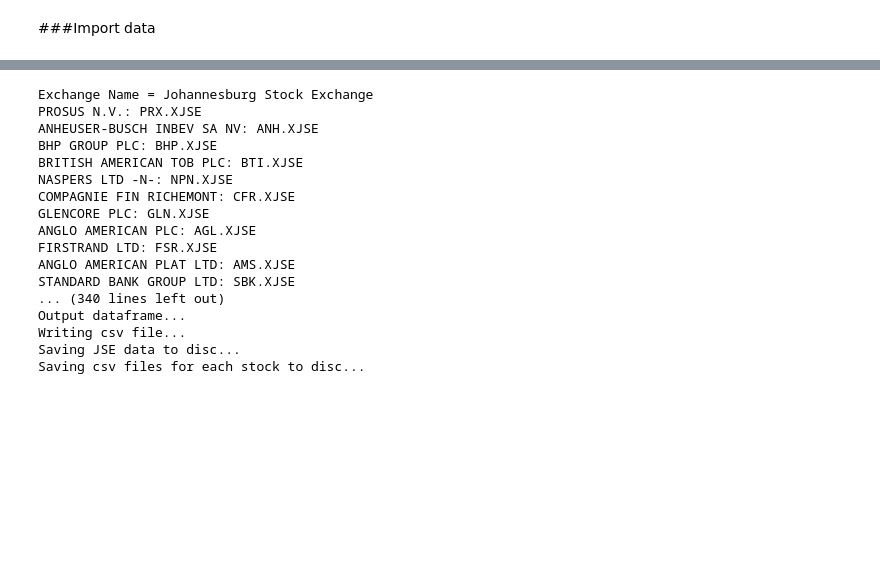
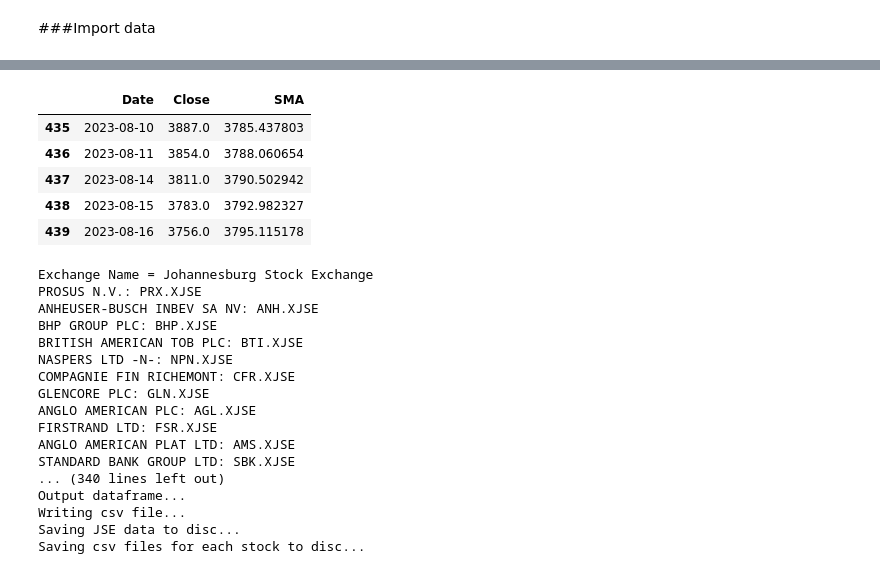
Before and after one commit to helmieresearch/helmieresearch, a Jupyter notebook: Momentum_Ranking_Model.ipynb, the cells around one changed output, grey strips where cells are left out. Cells and saved outputs as stored; diff of their text form; code cells hidden in the pictures; blank space fills up the shorter version.

```diff
--- a/Momentum_Ranking_Model.ipynb
+++ b/Momentum_Ranking_Model.ipynb
@@ -60,3 +126,12 @@ index.to_csv('jse_index.csv')
+# %%
+STX.tail()
+# %% [output]
+|  | Date | Close | SMA |
+| 435 | 2023-08-10 | 3887.0 | 3785.437803 |
+| 436 | 2023-08-11 | 3854.0 | 3788.060654 |
+| 437 | 2023-08-14 | 3811.0 | 3790.502942 |
+| 438 | 2023-08-15 | 3783.0 | 3792.982327 |
+| 439 | 2023-08-16 | 3756.0 | 3795.115178 |
 # %%
 #Import required libraries
 import pandas as pd
```
Also changed, not shown: parts of 8 cells of this notebook.
